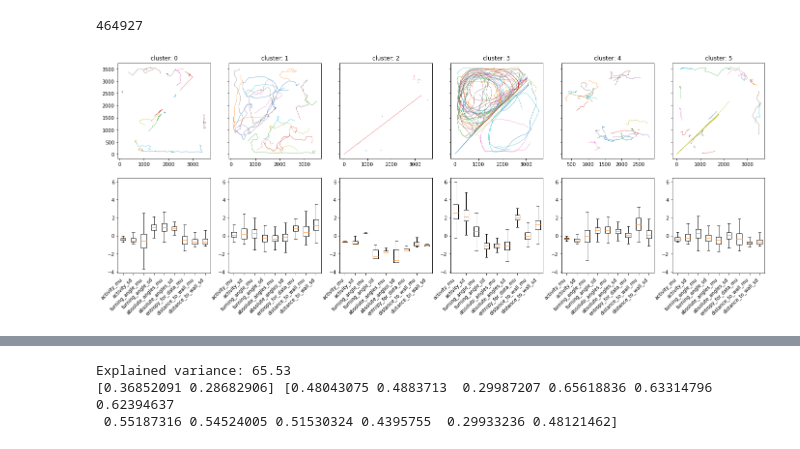
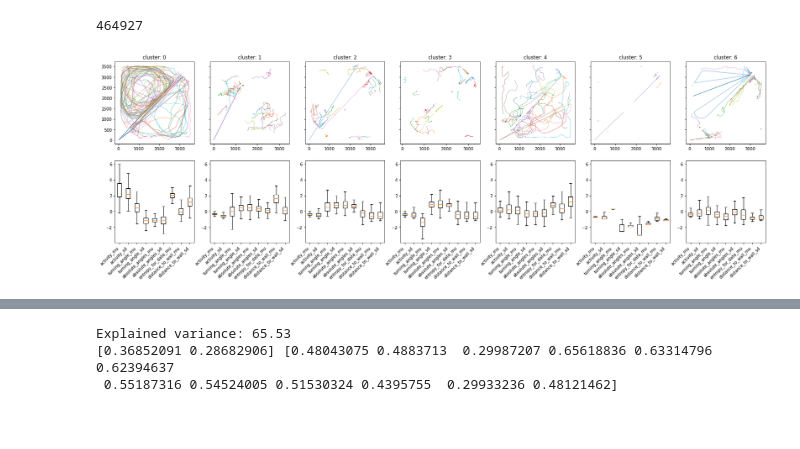
Before and after one commit to UlrikeScherer/Fish-Tracking-Visualization, a Jupyter notebook: Untitled2.ipynb, the cells around one changed output, grey strips where cells are left out. Saved outputs shown, nothing was run; the diff lists cells and outputs as text; code cells hidden in the pictures; blank space fills up the shorter version.

```diff
--- a/Untitled2.ipynb
+++ b/Untitled2.ipynb
@@ -62,12 +96,11 @@ skl_kw = dict(n_components=2,
     square_distances='legacy')
 tsne_model = TSNE(**{**skl_kw, **dict(perplexity=30.0, init='random', learning_rate=200)})
 # %%
-from sklearn.cluster import MiniBatchKMeans
 
-n_c = 6
+n_c = 7
 pca = PCA()
 pca_traces = pca.fit_transform(traces_all)
-KM = MiniBatchKMeans(n_clusters=n_c)
+KM = KMeans(n_clusters=n_c)
 c2 = KM.fit_predict(pca_traces)
 # %%
 %%time
@@ -82,22 +115,22 @@ X_embedded.shape[0]
 # %%
 from random import sample
 
 def plot_lines_for_cluster(traces, samples, clusters, n_clusters, limit=10, fig_name="line_clusters.pdf"):
     nrows=2
     fig, axs = plt.subplots(nrows=nrows,ncols=n_clusters, figsize=(n_clusters*4,nrows*4), sharey="row")
     for cluster_id in range(n_clusters):
         ax_b = axs[1,cluster_id]
         ax = axs[0,cluster_id]
         boxplot_characteristics_of_cluster(traces[clusters==cluster_id], ax_b)
         samples_c_i = samples[clusters==cluster_id]
         select = sample(range(len(samples_c_i)),k=limit)
         plot_lines(samples_c_i[select], ax=ax, title="cluster: %d"%(cluster_id))
         ax_b.yaxis.set_tick_params(which='both', labelbottom=True)
 
     fig.savefig(fig_name)
-plot_lines_for_cluster(traces_all, nSs, c2, n_c, limit=20)
+plot_lines_for_cluster(traces_all, nSs, c2, n_c, limit=30)
 # %% [output]
-[figure, old version]
+[figure, new version]
 # %%
 from matplotlib import cm
 y = pca.explained_variance_ratio_
```
Also changed, not shown: parts of 15 cells of this notebook, 3 other files.
